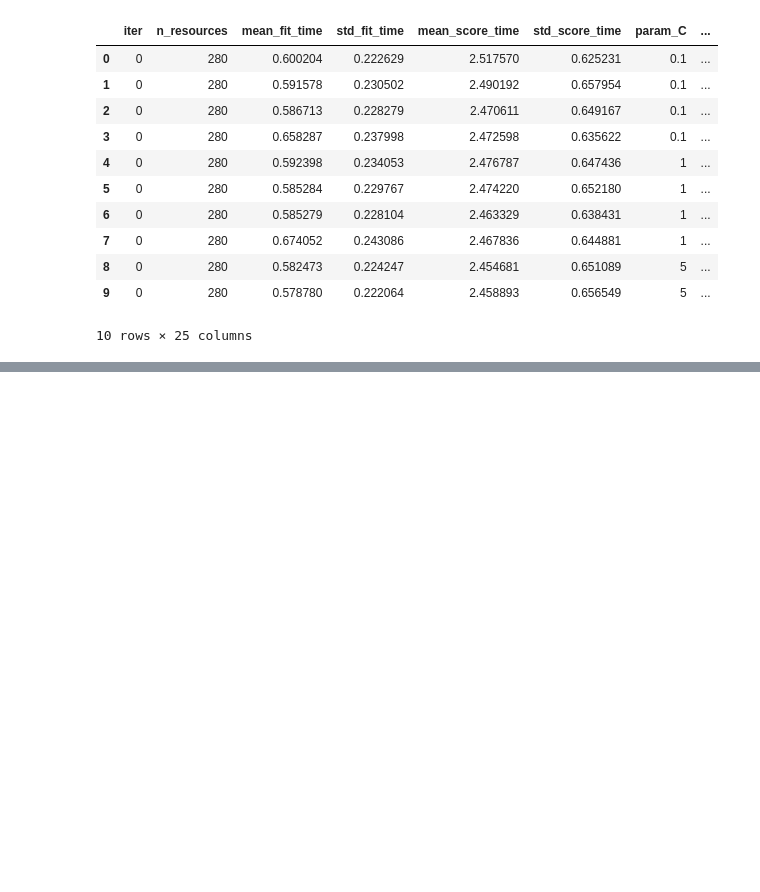
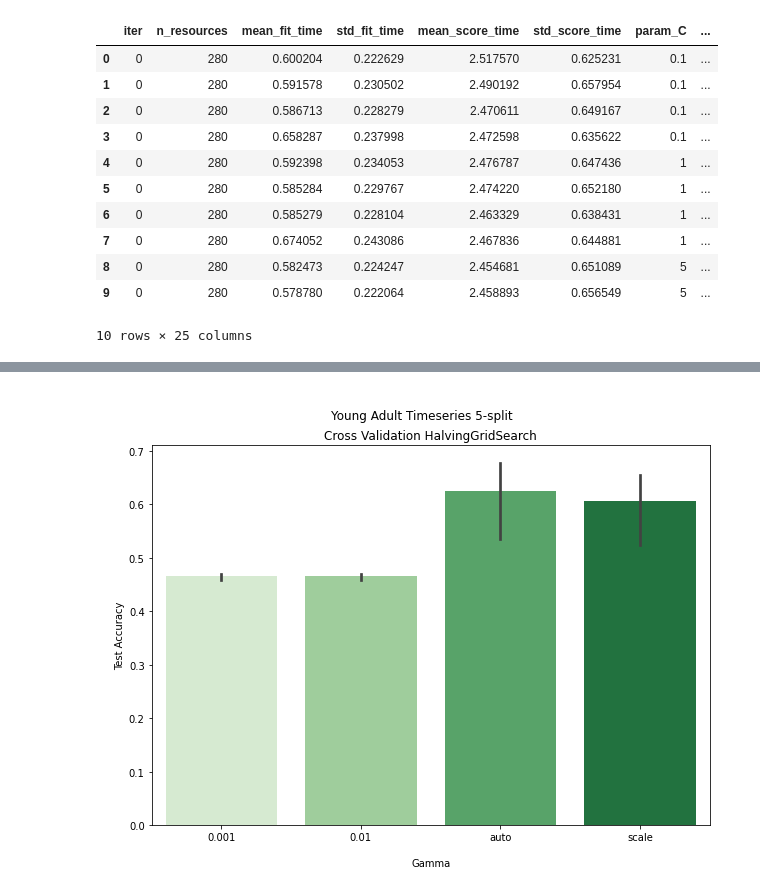
Before and after one commit to staceybeck/teambrainiac, a Jupyter notebook: source/group_svm/Timeseries_Cross_Validation.ipynb, the cells around one changed output, grey strips where cells are left out. Saved outputs shown, nothing was run; the diff lists cells and outputs as text; code cells hidden in the pictures; blank space fills up the shorter version.

```diff
--- a/source/group_svm/Timeseries_Cross_Validation.ipynb
+++ b/source/group_svm/Timeseries_Cross_Validation.ipynb
@@ -323,9 +405,3 @@ grid_df.head(10)
 | 8 | 0 | 280 | 0.582473 | 0.224247 | 2.454681 | 0.651089 | 5 | ... |
 | 9 | 0 | 280 | 0.578780 | 0.222064 | 2.458893 | 0.656549 | 5 | ... |
 10 rows × 25 columns
-# %%
-grid_df2 = grid_df.groupby(['param_C', 'param_gamma']).mean()
-grid3 = grid_df2[['mean_test_score']]
-# %%
-grid3.reset_index(inplace = True)
-grid3
@@ -386,3 +424,19 @@ grid_dict['grid_search'][0]
+# %%
+## Young Adult Gamma Barplot
+plt.figure(figsize= (10, 7))
+sns.barplot(x = grid3['param_gamma'],
+            y = grid3['mean_test_score'],
+            palette = 'Greens'
+            )
+
+plt.suptitle("\nYoung Adult Timeseries 5-split")
+plt.title('Cross Validation HalvingGridSearch')
+plt.xlabel("\nGamma")
+plt.ylabel("\nTest Accuracy")
+plt.savefig("/content/gdrive/MyDrive/YA/YA_detrend_gammaboxplot.png", dpi = 200)
+plt.show()
+# %% [output]
+[figure, added]
 # %%
 ## Cross Validation accuracy scores recorded
 
```
Also changed, not shown: parts of 16 cells of this notebook.
